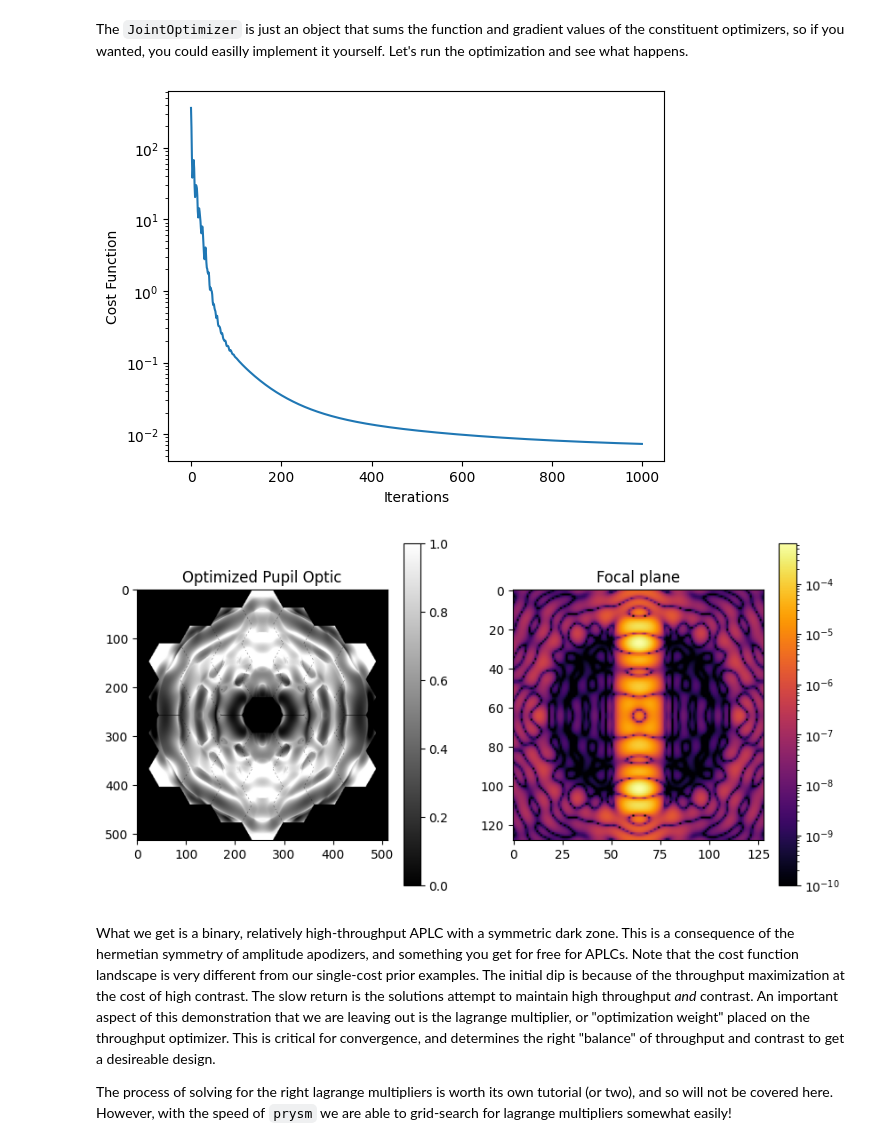
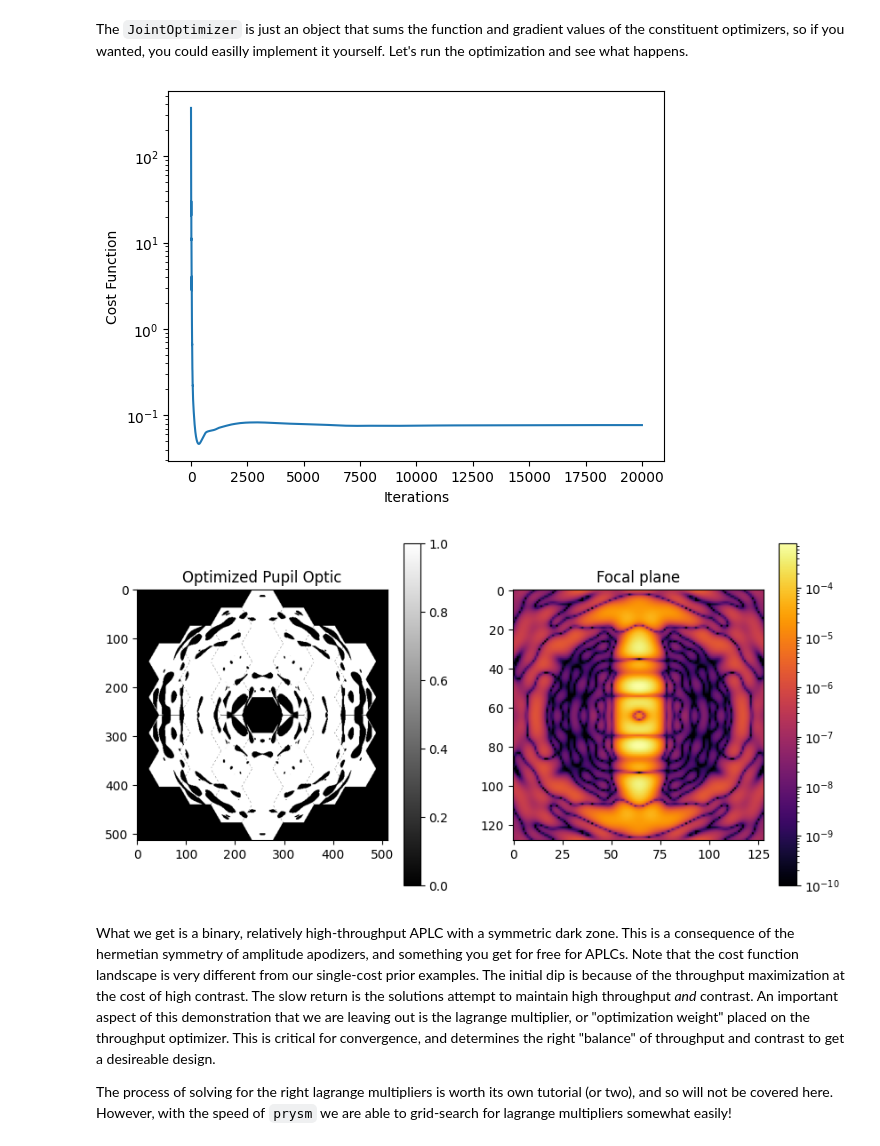
Before and after one commit to Jashcraf/dygdug, a Jupyter notebook: docs/source/how-tos/APLC_Optimization.ipynb, the cells around one changed output. Cells and saved outputs as stored; diff of their text form; code cells hidden in the pictures.

```diff
--- a/docs/source/how-tos/APLC_Optimization.ipynb
+++ b/docs/source/how-tos/APLC_Optimization.ipynb
@@ -166,7 +166,7 @@ Now, technically this gets us near the constrast we asked for - but at the cost
 from dygdug.coropt import JointOptimizer, ThroughputOptimizer
 
 # We grid-searched for this before writing the demo, don't worry about it for now
-lagrange_mult = 8e-5
+lagrange_mult = 5e-5
 
 throughput_opt = ThroughputOptimizer(coro, alpha=lagrange_mult)
 
@@ -177,42 +177,48 @@ joint_opt = JointOptimizer([
 # %% [markdown]
 The `JointOptimizer` is just an object that sums the function and gradient values of the constituent optimizers, so if you wanted, you could easilly implement it yourself. Let's run the optimization and see what happens.
 # %%
+from tqdm import tqdm
+from prysm.x.optym import Yogi, PrysmLBFGSB
+
+upper_bounds = np.ones_like(x0)
+lower_bounds = np.zeros_like(x0)
+
 opt = Yogi(fg=joint_opt.fg, x0=x0, alpha=0.5, upper_bounds=upper_bounds, lower_bounds=lower_bounds)
 cost = []
-N_ITER = 10_000
+N_ITER = 20_000
 for i in tqdm(range(N_ITER)):
     opt.step()
     cost.append(coroopt.J)
 
 xf = opt.x.copy()
 pupil.update(xf)
 field = coro.forward(wvl=wvl, include_fpm=True)
 ref_field = coro.forward(wvl=wvl, include_fpm=False)
 
 intensity = np.abs(field) ** 2
 ref_intensity = np.abs(ref_field) ** 2
 contrast_norm = ref_intensity.max()
 intensity /= contrast_norm
 
 plt.figure()
 plt.plot(cost)
 plt.xlabel("Iterations")
 plt.ylabel("Cost Function")
 plt.yscale("log")
 
 plt.figure(figsize=[10, 5])
 plt.subplot(121)
 plt.title("Optimized Pupil Optic")
 plt.imshow(pupil.data, cmap="gray")
 plt.colorbar()
 plt.subplot(122)
 plt.title("Focal plane")
 plt.imshow(intensity, cmap="inferno", norm=LogNorm(vmin=1e-10))
 plt.colorbar()
 plt.show()
 # %% [output]
-[figure, old version]
+[figure, new version]
-[figure, old version]
+[figure, new version]
 # %% [markdown]
 What we get is a binary, relatively high-throughput APLC with a symmetric dark zone. This is a consequence of the hermetian symmetry of amplitude apodizers, and something you get for free for APLCs. Note that the cost function landscape is very different from our single-cost prior examples. The initial dip is because of the throughput maximization at the cost of high contrast. The slow return is the solutions attempt to maintain high throughput _and_ contrast. An important aspect of this demonstration that we are leaving out is the lagrange multiplier, or "optimization weight" placed on the throughput optimizer. This is critical for convergence, and determines the right "balance" of throughput and contrast to get a desireable design.
 
```
